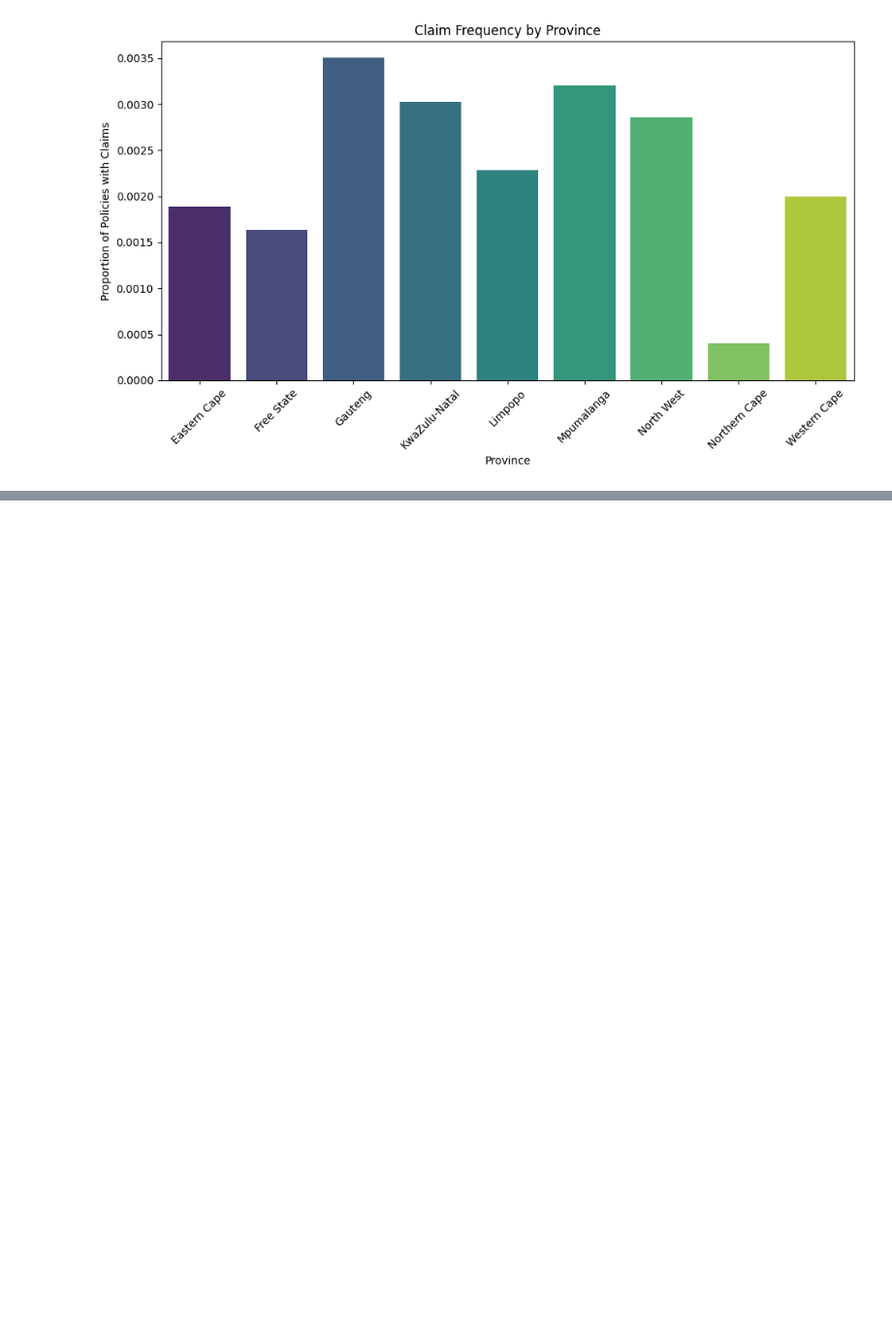
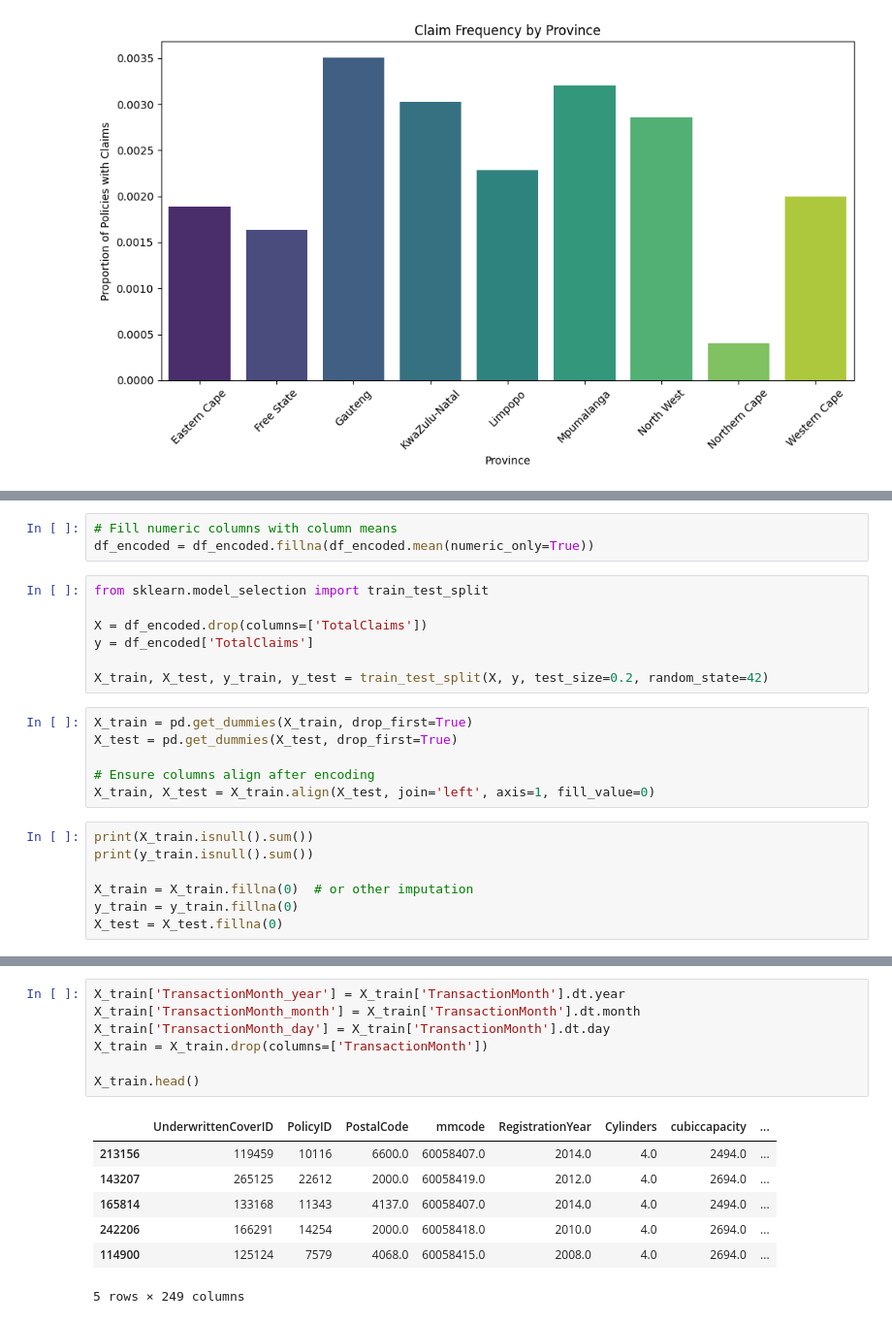
Before and after one commit to anteneh24/acis-car-insurance-risk-analysis, a Jupyter notebook: Notebook/Untitled.ipynb, the cells around one changed output, grey strips where cells are left out. Shown at 97% size. Cells and saved outputs as stored; diff of their text form; blank space fills up the shorter version.

Commit message:
Train model

```diff
--- a/Notebook/Untitled.ipynb
+++ b/Notebook/Untitled.ipynb
@@ -162,0 +167,23 @@ Passing `palette` without assigning `hue` is deprecated and will be removed in v
+# %%
+# Fill numeric columns with column means
+df_encoded = df_encoded.fillna(df_encoded.mean(numeric_only=True))
+# %%
+from sklearn.model_selection import train_test_split
+
+X = df_encoded.drop(columns=['TotalClaims'])
+y = df_encoded['TotalClaims']
+
+X_train, X_test, y_train, y_test = train_test_split(X, y, test_size=0.2, random_state=42)
+# %%
+X_train = pd.get_dummies(X_train, drop_first=True)
+X_test = pd.get_dummies(X_test, drop_first=True)
+
+# Ensure columns align after encoding
+X_train, X_test = X_train.align(X_test, join='left', axis=1, fill_value=0)
+# %%
+print(X_train.isnull().sum())
+print(y_train.isnull().sum())
+
+X_train = X_train.fillna(0)  # or other imputation
+y_train = y_train.fillna(0)
+X_test = X_test.fillna(0)
@@ -162,0 +252,15 @@ Passing `palette` without assigning `hue` is deprecated and will be removed in v
+# %%
+X_train['TransactionMonth_year'] = X_train['TransactionMonth'].dt.year
+X_train['TransactionMonth_month'] = X_train['TransactionMonth'].dt.month
+X_train['TransactionMonth_day'] = X_train['TransactionMonth'].dt.day
+X_train = X_train.drop(columns=['TransactionMonth'])
+
+X_train.head()
+# %% [output]
+|  | UnderwrittenCoverID | PolicyID | PostalCode | mmcode | RegistrationYear | Cylinders | cubiccapacity | ... |
+| 213156 | 119459 | 10116 | 6600.0 | 60058407.0 | 2014.0 | 4.0 | 2494.0 | ... |
+| 143207 | 265125 | 22612 | 2000.0 | 60058419.0 | 2012.0 | 4.0 | 2694.0 | ... |
+| 165814 | 133168 | 11343 | 4137.0 | 60058407.0 | 2014.0 | 4.0 | 2494.0 | ... |
+| 242206 | 166291 | 14254 | 2000.0 | 60058418.0 | 2010.0 | 4.0 | 2694.0 | ... |
+| 114900 | 125124 | 7579 | 4068.0 | 60058415.0 | 2008.0 | 4.0 | 2694.0 | ... |
+5 rows × 249 columns
```
Also changed, not shown: parts of 19 cells of this notebook.
